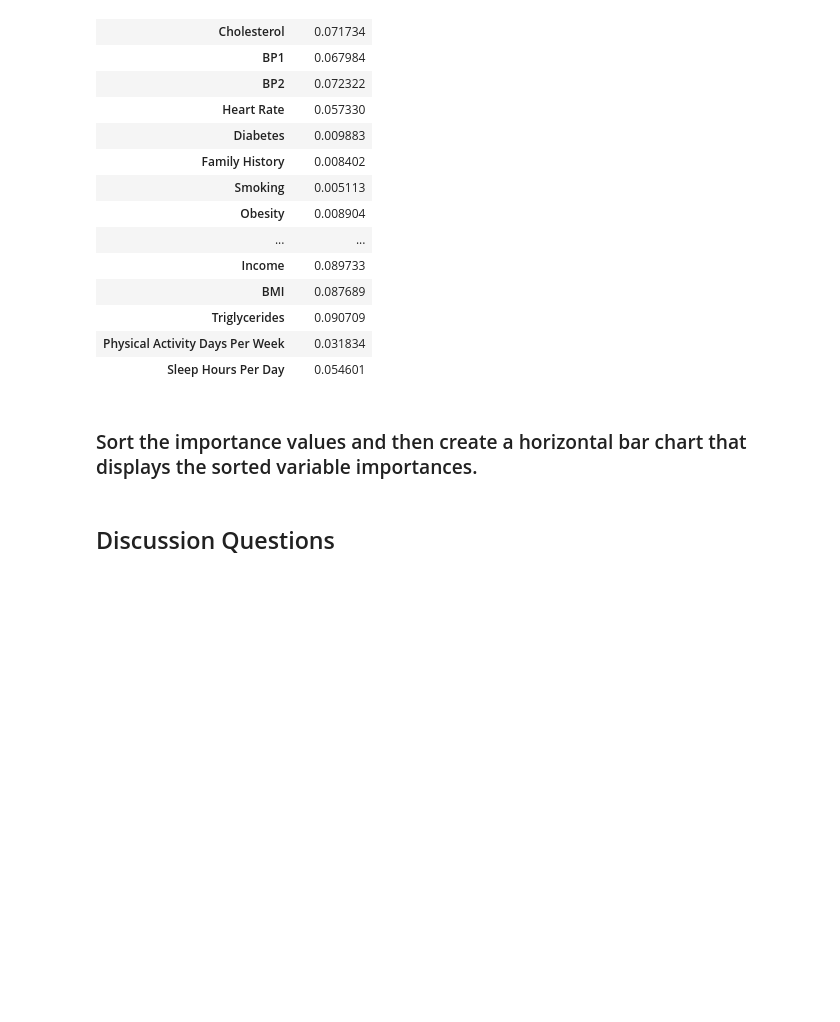
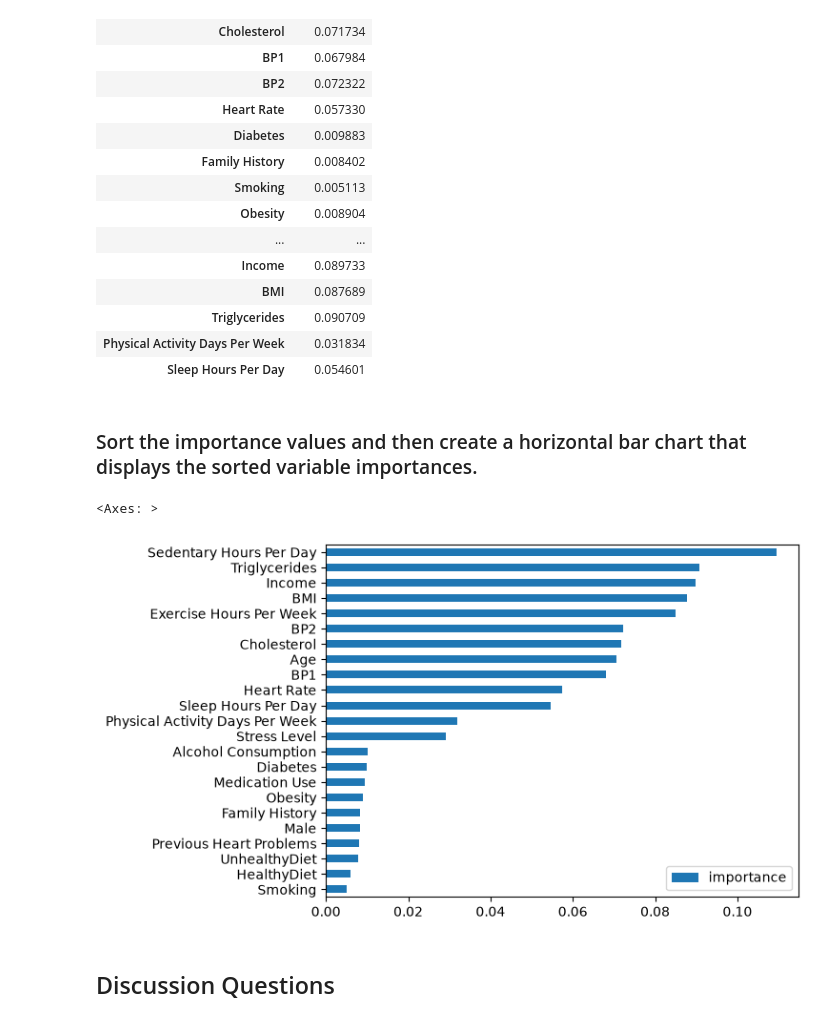
Before and after one commit to nthompson09873-ai/code_2600, a Jupyter notebook: mod08_rf.ipynb, the cells around one changed output. Cells and saved outputs as stored; diff of their text form; code cells hidden in the pictures; blank space fills up the shorter version.

```diff
--- a/mod08_rf.ipynb
+++ b/mod08_rf.ipynb
@@ -170,7 +170,7 @@ plot_tree(tree3,
 # %% [markdown]
 ### Create a new tree with depth 3 that requires there to be at least 100 records in each leaf.
 # %%
-tree4 = DTC(min_samples_leaf=100, max_depth = 3)
+tree4 = DTC(max_depth=3, min_samples_leaf=100)
 tree4.fit(X_train, y_train)
 
 ax = subplots(figsize=(18,8))[1]
@@ -300,10 +300,13 @@ feature_imp
 # %% [markdown]
 ### Sort the importance values and then create a horizontal bar chart that displays the sorted variable importances.
 # %%
-#feature_imp_sorted = #fillin
+feature_imp_sorted = feature_imp.sort_values(by = 'importance')
 
 # Draw a horizontal bar chart
-#fillin
+feature_imp_sorted.plot.barh()
+# %% [output]
+<Axes: >
+[figure, added]
 # %% [markdown]
 ## Discussion Questions
 # %% [markdown]
```
Also changed, not shown: parts of 4 cells of this notebook.
